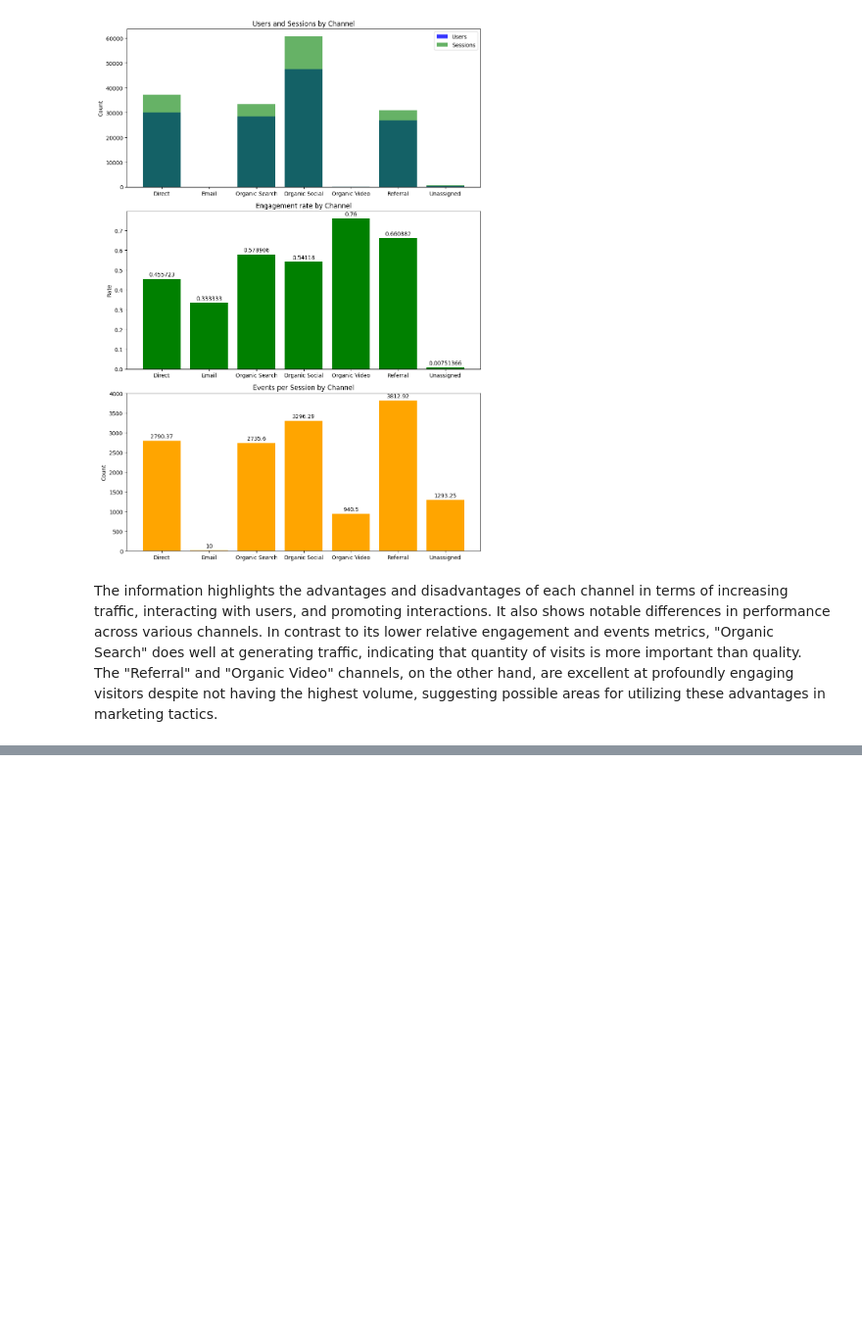
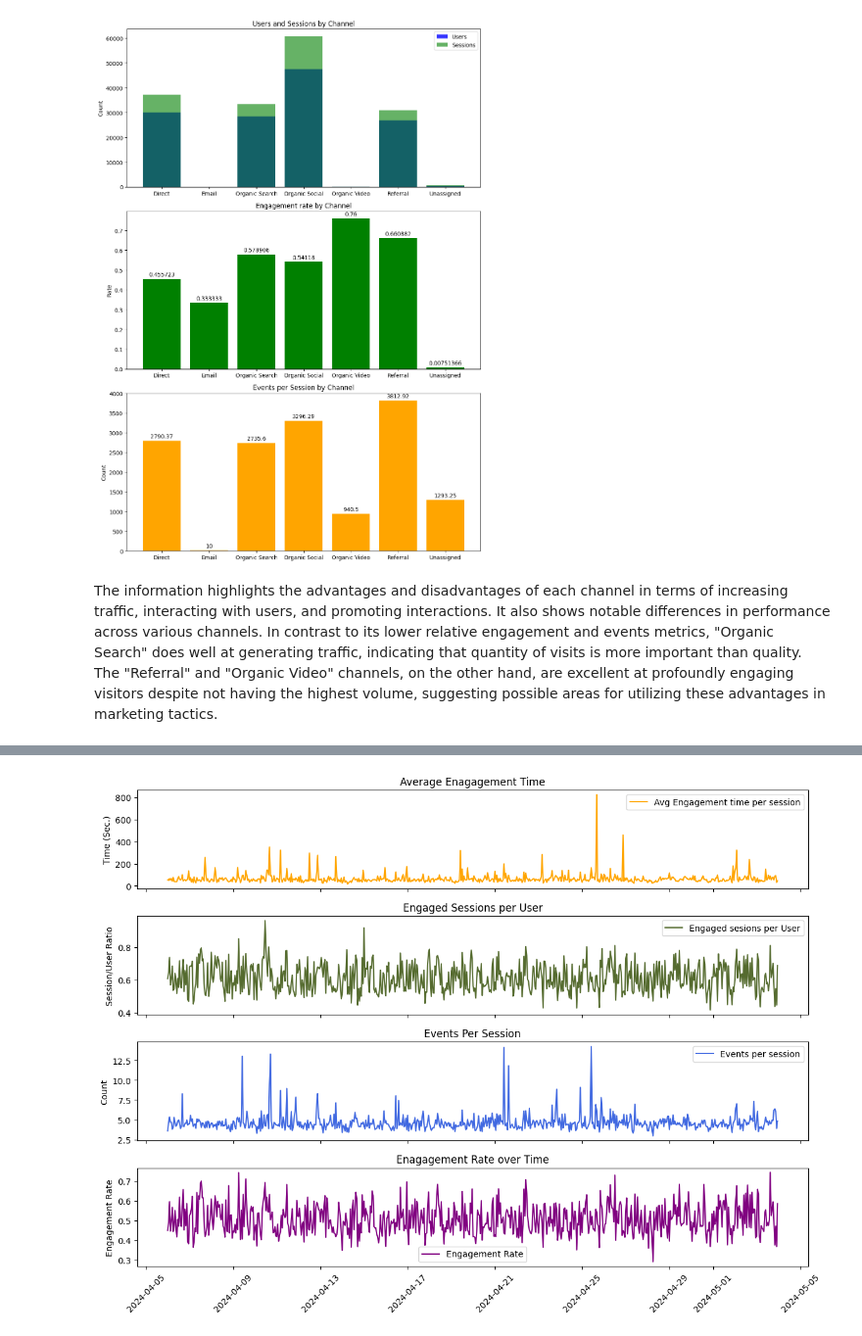
Before and after one commit to Tanwar-Aastha/Website-Performance-Analysis, a Jupyter notebook: performance_analysis.ipynb, the cells around one changed output, grey strips where cells are left out. Shown at 98% size. Drawn from its saved outputs; the diff is of its cells as text; code cells hidden in the pictures; blank space fills up the shorter version.

```diff
--- a/performance_analysis.ipynb
+++ b/performance_analysis.ipynb
@@ -268,0 +306,8 @@ The information highlights the advantages and disadvantages of each channel in t
+# %%
+# User engagment analysis over time
+user_engagement = data.groupby(by='Date + hour (YYYYMMDDHH)').agg({
+    'Average engagement time per session':'mean',
+    'Engaged sessions per user':'mean',
+    'Events per session':'mean',
+    'Engagement rate':'mean'
+})
@@ -268,0 +324,40 @@ The information highlights the advantages and disadvantages of each channel in t
+# %%
+fig, ax = plt.subplots(4, 1, figsize=(12, 9), sharex=True)
+
+# plot-1
+# Average Engagement time per session
+ax[0].plot(user_engagement.index, user_engagement['Average engagement time per session'],
+           color='orange', label='Avg Engagement time per session')
+ax[0].set_title('Average Enagagement Time')
+ax[0].set_ylabel('Time (Sec.)')
+
+# plot-2
+# Engaged sessions per user
+ax[1].plot(user_engagement.index, user_engagement['Engaged sessions per user'],
+           color='darkolivegreen', label='Engaged sesions per User')
+ax[1].set_title('Engaged Sessions per User')
+ax[1].set_ylabel('Session/User Ratio')
+
+# plot-3
+# Events per session
+ax[2].plot(user_engagement.index, user_engagement['Events per session'],
+           color='royalblue', label='Events per session')
+ax[2].set_title('Events Per Session')
+ax[2].set_ylabel('Count')
+
+# plot-4
+# Enagagement rate over time
+ax[3].plot(user_engagement.index, user_engagement['Engagement rate'],
+           color='purple',label='Engagement Rate')
+ax[3].set_title('Enagagement Rate over Time')
+ax[3].set_ylabel('Engagement Rate')
+
+# applying legend on eavh graph
+for i in ax:
+    i.legend()
+
+plt.xticks(rotation=45)
+plt.tight_layout()
+plt.show()
+# %% [output]
+[figure, added]
```
Also changed, not shown: parts of 9 cells of this notebook.
